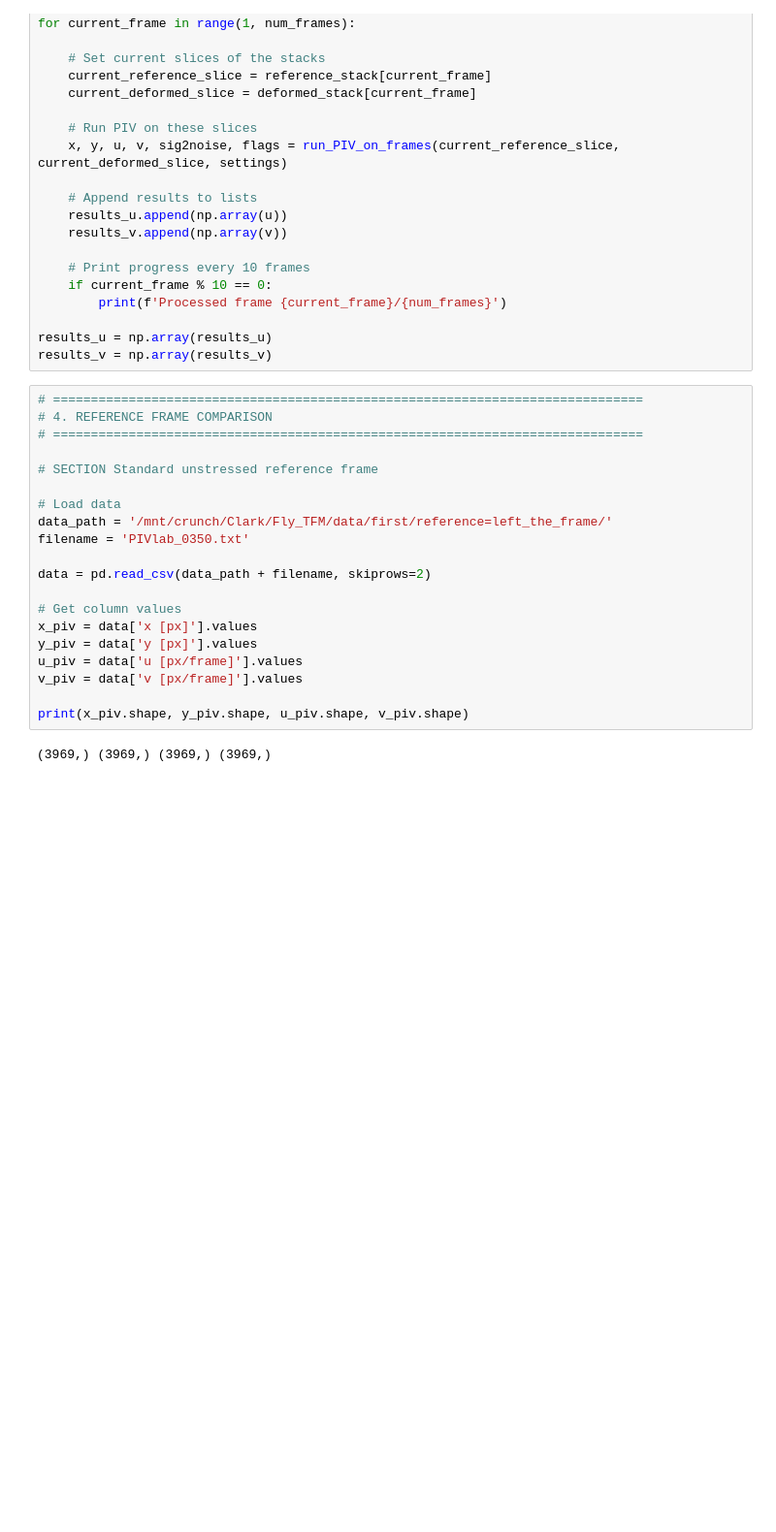
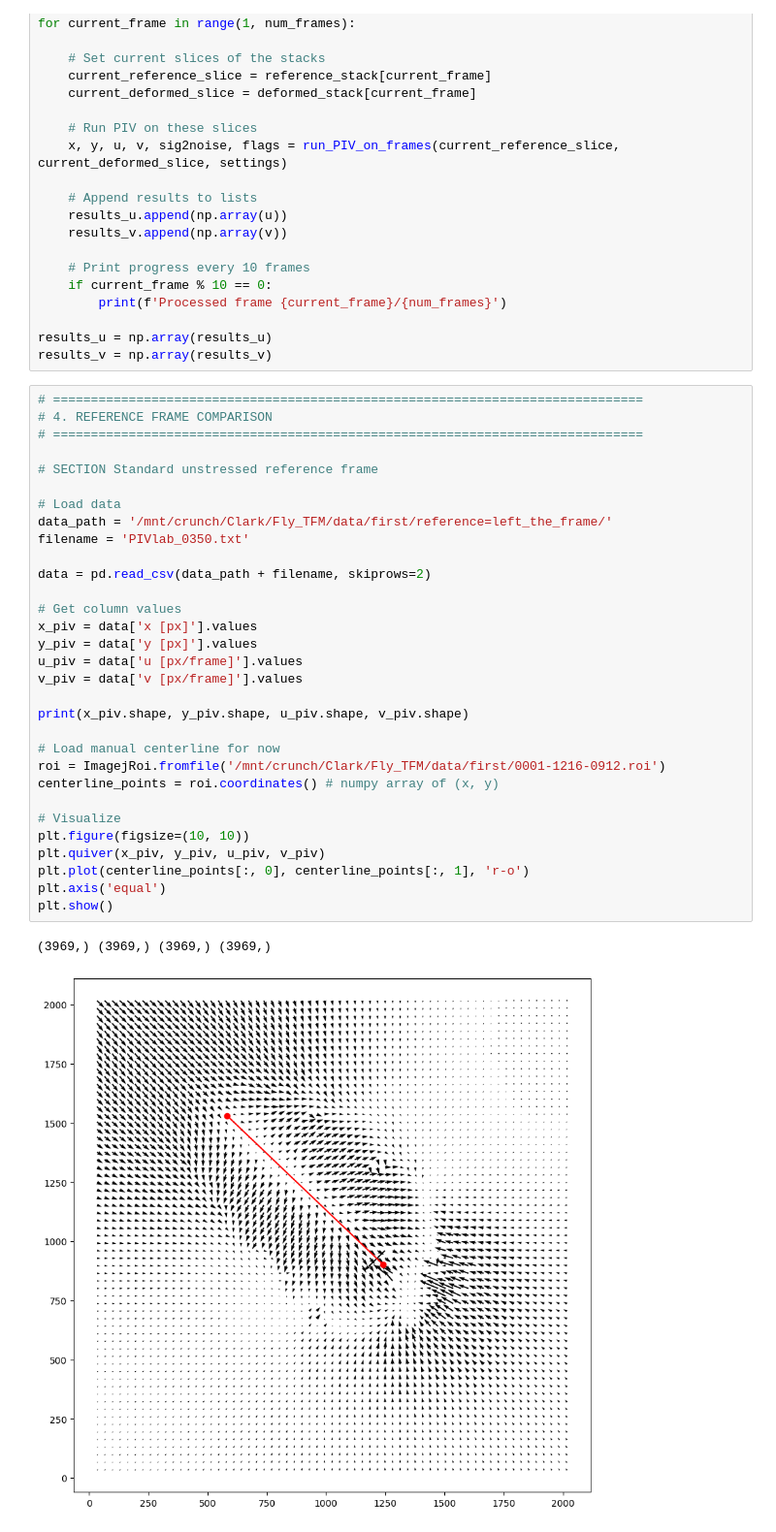
Before and after one commit to Herroda/Fly_TFM, a Jupyter notebook: notebooks/01_piv.ipynb, the cells around one changed output. Shown at 97% size. Drawn from its saved outputs; the diff is of its cells as text; blank space fills up the shorter version.

```diff
--- a/notebooks/01_piv.ipynb
+++ b/notebooks/01_piv.ipynb
@@ -115,22 +116,34 @@ results_v = np.array(results_v)
 # %%
 # ==============================================================================
 # 4. REFERENCE FRAME COMPARISON
 # ==============================================================================
 
 # SECTION Standard unstressed reference frame
 
 # Load data
 data_path = '/mnt/crunch/Clark/Fly_TFM/data/first/reference=left_the_frame/'
 filename = 'PIVlab_0350.txt'
 
 data = pd.read_csv(data_path + filename, skiprows=2)
 
 # Get column values
 x_piv = data['x [px]'].values
 y_piv = data['y [px]'].values
 u_piv = data['u [px/frame]'].values
 v_piv = data['v [px/frame]'].values
 
 print(x_piv.shape, y_piv.shape, u_piv.shape, v_piv.shape)
+
+# Load manual centerline for now
+roi = ImagejRoi.fromfile('/mnt/crunch/Clark/Fly_TFM/data/first/0001-1216-0912.roi')
+centerline_points = roi.coordinates() # numpy array of (x, y)
+
+# Visualize
+plt.figure(figsize=(10, 10))
+plt.quiver(x_piv, y_piv, u_piv, v_piv)
+plt.plot(centerline_points[:, 0], centerline_points[:, 1], 'r-o')
+plt.axis('equal')
+plt.show()
 # %% [output]
 (3969,) (3969,) (3969,) (3969,)
+[figure, added]
```
Also changed, not shown: parts of 1 cell of this notebook, 1 other file.
